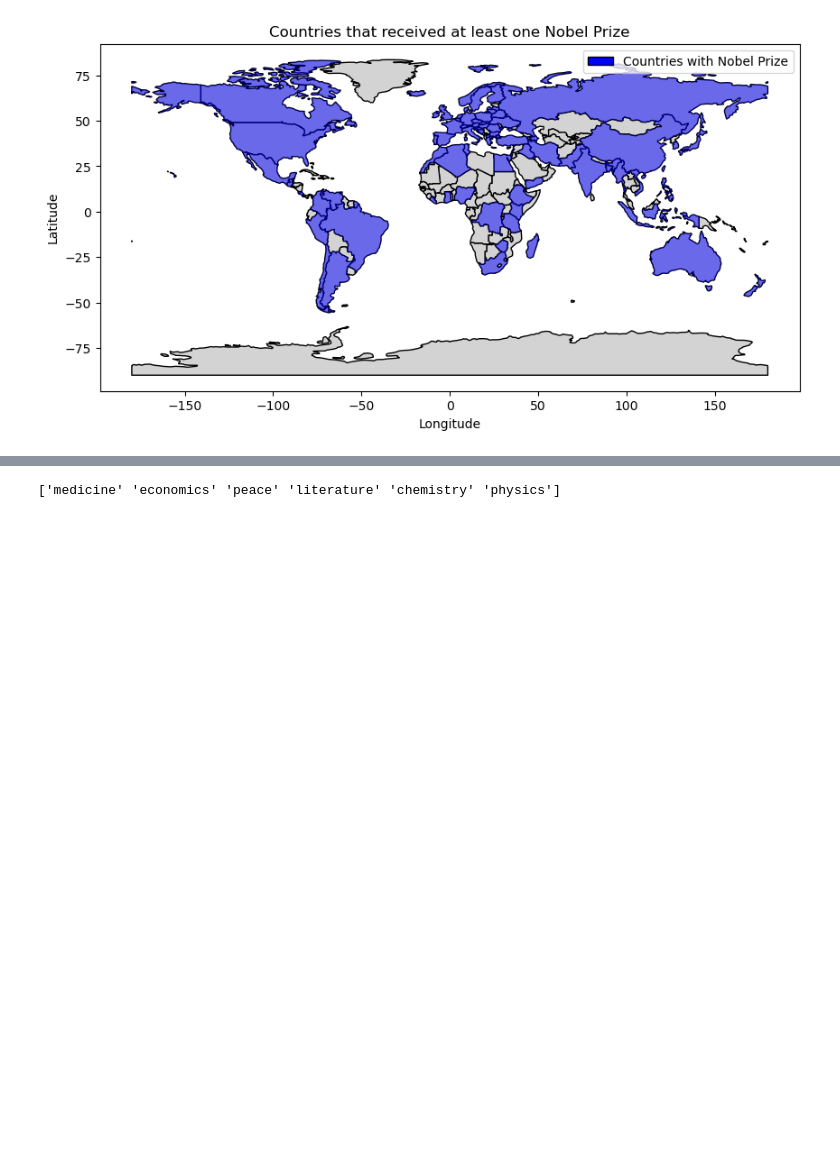
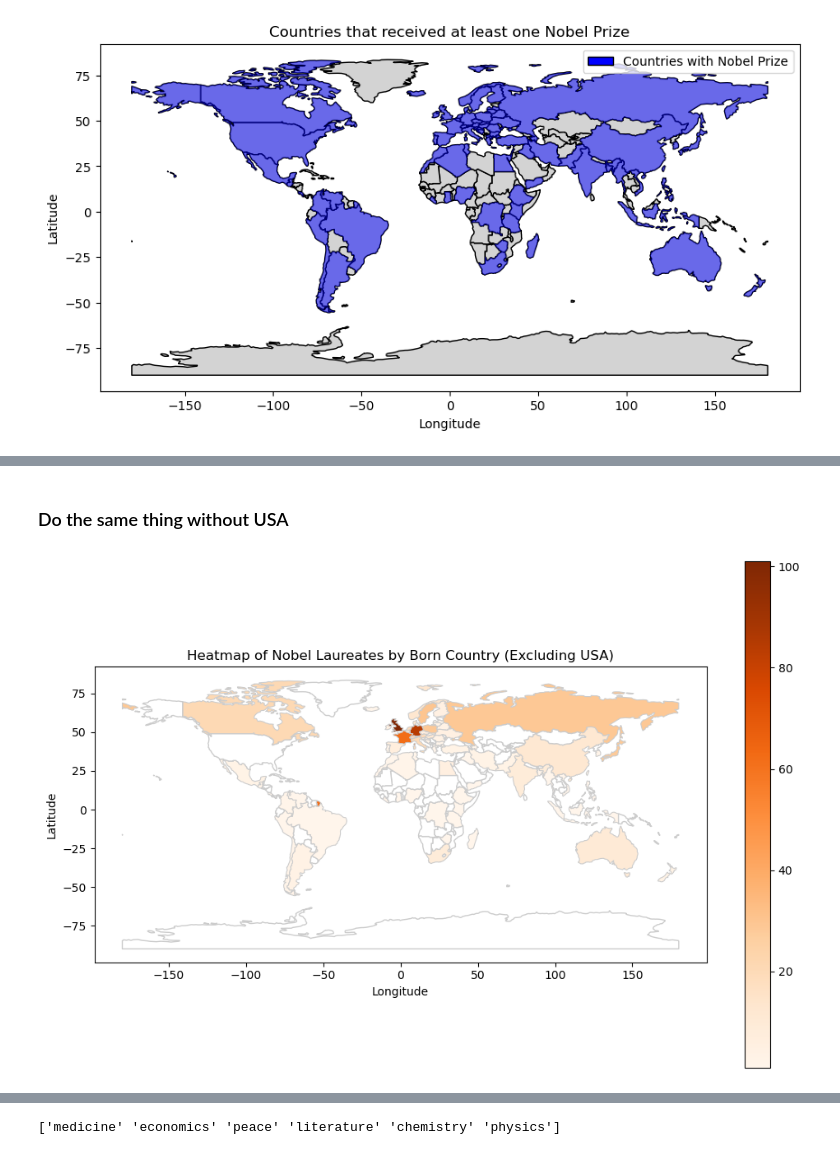
Before and after one commit to SarahB21/Project2024, a Jupyter notebook: ProjectLabelLaureate.ipynb, the cells around one changed output, grey strips where cells are left out. Saved outputs shown, nothing was run; the diff lists cells and outputs as text; code cells hidden in the pictures; blank space fills up the shorter version.

```diff
--- a/ProjectLabelLaureate.ipynb
+++ b/ProjectLabelLaureate.ipynb
@@ -323,0 +355,27 @@ plt.show()
+# %% [markdown]
+### Do the same thing without USA
+# %%
+# Exclude USA from the list of born countries using .loc and !=
+born_country_counts_excluding_usa = born_country_counts.loc[born_country_counts['ADMIN'] != 'United States of America']
+
+# Merge the Nobel Laureates data with the geospatial data of countries excluding USA
+world_with_counts_excluding_usa = world.merge(born_country_counts_excluding_usa, on='ADMIN', how='left')
+
+# Plot the heatmap
+fig, ax = plt.subplots(figsize=(12, 8))
+
+# Plot countries with Nobel Laureates excluding USA
+world_with_counts_excluding_usa.plot(column='Count', cmap='Oranges', linewidth=0.8, ax=ax, edgecolor='0.8', legend=True)
+
+# Plot countries with no Nobel Laureates in white
+world_with_counts_excluding_usa[world_with_counts_excluding_usa['Count'].isna()].plot(ax=ax, color='white', edgecolor='0.8')
+
+# Add title and labels
+plt.title('Heatmap of Nobel Laureates by Born Country (Excluding USA)')
+plt.xlabel('Longitude')
+plt.ylabel('Latitude')
+
+# Show the plot
+plt.show()
+# %% [output]
+[figure, added]
```
Also changed, not shown: parts of 46 cells of this notebook.
